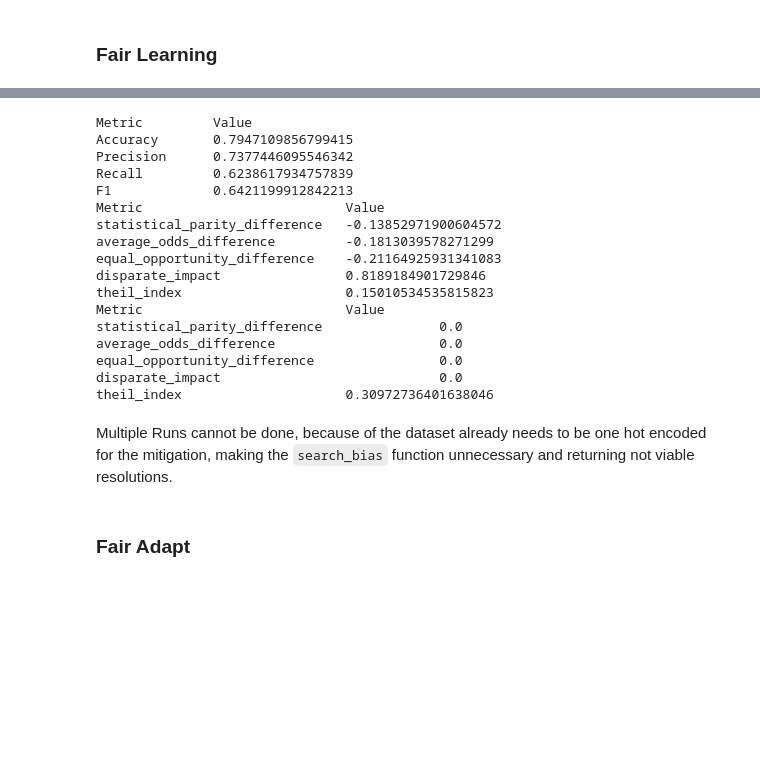
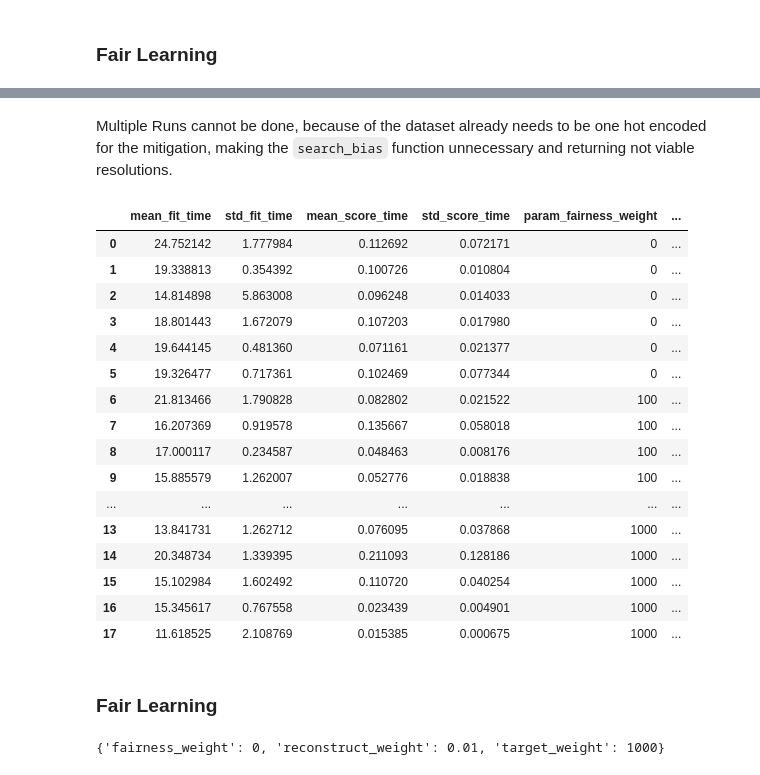
Before and after one commit to mkleinegger/evaluation-bias-detection-and-mitigation, a Jupyter notebook: notebook.ipynb, the cells around one changed output, grey strips where cells are left out. Saved outputs shown, nothing was run; the diff lists cells and outputs as text; code cells hidden in the pictures; blank space fills up the shorter version.

```diff
--- a/notebook.ipynb
+++ b/notebook.ipynb
@@ -44,7 +47,7 @@ model = create_model(clf, nominal_features)
 model.fit(X_train, y_train)
 probs = pd.Series(model.predict_proba(X_train)[:, 1]) # we select for target label
 # %%
-privileged_subset, _ = search_bias(X_train, y_train, probs, 1, penalty=25)
+privileged_subset, _ = search_bias(X_train, y_train, probs, 1, penalty=5)
 # %%
 print(privileged_subset)
 # %% [output]
@@ -264,3 +230,10 @@ X_train, y_train, X_test, y_test = prepare_data_fair_learning(df_train_bias, df_
 202 Na rows removed!
 # %%
 max_delta = get_fair_learning_scoring(list(privileged_subset[0].keys()))
+# %%
+lfr = LearnedFairRepresentations(
+    list(privileged_subset[0].keys()),
+    n_prototypes=25,
+    max_iter=100,
+    random_state=random_state,
+)
@@ -267,14 +246,5 @@ max_delta = get_fair_learning_scoring(list(privileged_subset[0].keys()))
 # %%
-from sklearn.model_selection import GridSearchCV
-from aif360.sklearn.preprocessing import LearnedFairRepresentations
-
-lfr = LearnedFairRepresentations(list(privileged_subset[0].keys()), n_prototypes=25, max_iter=100, random_state=random_state)
-params = {
-    "reconstruct_weight": [1e-2, 1e-3, 1e-4],
-    "target_weight": [100, 1000],
-    "fairness_weight": [0, 100, 1000],
-}
-
-grid = GridSearchCV(lfr, params, scoring=max_delta, cv=3, n_jobs=-1).fit(X_train, y_train, priv_group=(1,)*len(list(privileged_subset[0].keys())))
+grid = GridSearchCV(lfr, params, scoring=max_delta, cv=3, n_jobs=-1).fit(
+    X_train, y_train, priv_group=(1,) * len(list(privileged_subset[0].keys()))
+)
 res = pd.DataFrame(grid.cv_results_)
-display(res)
@@ -299,2 +250,0 @@ display(res)
-# %%
-plot_fairlearning_results(res)
@@ -337,28 +336,24 @@ theil_index                     0.05643877604764516
-# %%
-model.fit(grid.transform(X_train), y_train)
-
-_ = describe_model(y_test, model.predict(X_test), verbose=True)
-_ = describe_fairness(y_train, model.predict(X_train), list(privileged_subset[0].keys()) ,verbose=True)
-_ = describe_fairness(y_train, model.predict(grid.transform(X_train)), list(privileged_subset[0].keys()) ,verbose=True)
-# %% [output]
-Metric         Value
-Accuracy       0.7947109856799415
-Precision      0.7377446095546342
-Recall         0.6238617934757839
-F1             0.6421199912842213
-Metric                          Value
-statistical_parity_difference   -0.13852971900604572
-average_odds_difference         -0.1813039578271299
-equal_opportunity_difference    -0.21164925931341083
-disparate_impact                0.8189184901729846
-theil_index                     0.15010534535815823
-Metric                          Value
-statistical_parity_difference               0.0
-average_odds_difference                     0.0
-equal_opportunity_difference                0.0
-disparate_impact                            0.0
-theil_index                     0.30972736401638046
 # %% [markdown]
 Multiple Runs cannot be done, because of the dataset already needs to be one hot encoded for the mitigation, making the `search_bias` function unnecessary and returning not viable resolutions.
+# %%
+res
+# %% [output]
+|  | mean_fit_time | std_fit_time | mean_score_time | std_score_time | param_fairness_weight | ... |
+| 0 | 24.752142 | 1.777984 | 0.112692 | 0.072171 | 0 | ... |
+| 1 | 19.338813 | 0.354392 | 0.100726 | 0.010804 | 0 | ... |
+| 2 | 14.814898 | 5.863008 | 0.096248 | 0.014033 | 0 | ... |
+| 3 | 18.801443 | 1.672079 | 0.107203 | 0.017980 | 0 | ... |
+| 4 | 19.644145 | 0.481360 | 0.071161 | 0.021377 | 0 | ... |
+| 5 | 19.326477 | 0.717361 | 0.102469 | 0.077344 | 0 | ... |
+| 6 | 21.813466 | 1.790828 | 0.082802 | 0.021522 | 100 | ... |
+| 7 | 16.207369 | 0.919578 | 0.135667 | 0.058018 | 100 | ... |
+| 8 | 17.000117 | 0.234587 | 0.048463 | 0.008176 | 100 | ... |
+| 9 | 15.885579 | 1.262007 | 0.052776 | 0.018838 | 100 | ... |
+| ... | ... | ... | ... | ... | ... | ... |
+| 13 | 13.841731 | 1.262712 | 0.076095 | 0.037868 | 1000 | ... |
+| 14 | 20.348734 | 1.339395 | 0.211093 | 0.128186 | 1000 | ... |
+| 15 | 15.102984 | 1.602492 | 0.110720 | 0.040254 | 1000 | ... |
+| 16 | 15.345617 | 0.767558 | 0.023439 | 0.004901 | 1000 | ... |
+| 17 | 11.618525 | 2.108769 | 0.015385 | 0.000675 | 1000 | ... |
 # %% [markdown]
-### Fair Adapt
+### Fair Learning
@@ -364,0 +379,4 @@ Multiple Runs cannot be done, because of the dataset already needs to be one hot
+# %%
+grid.best_params_
+# %% [output]
+{'fairness_weight': 0, 'reconstruct_weight': 0.01, 'target_weight': 1000}
```
Also changed, not shown: parts of 62 cells of this notebook, 11 other files.
